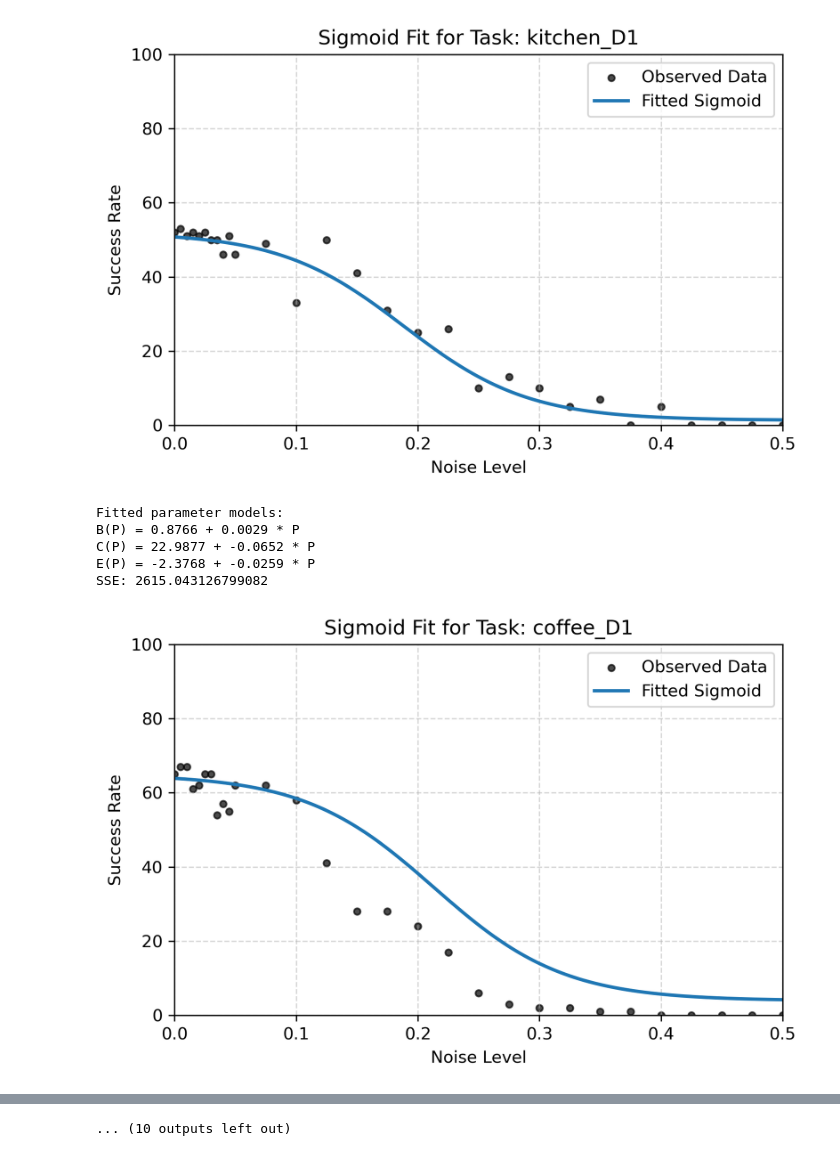
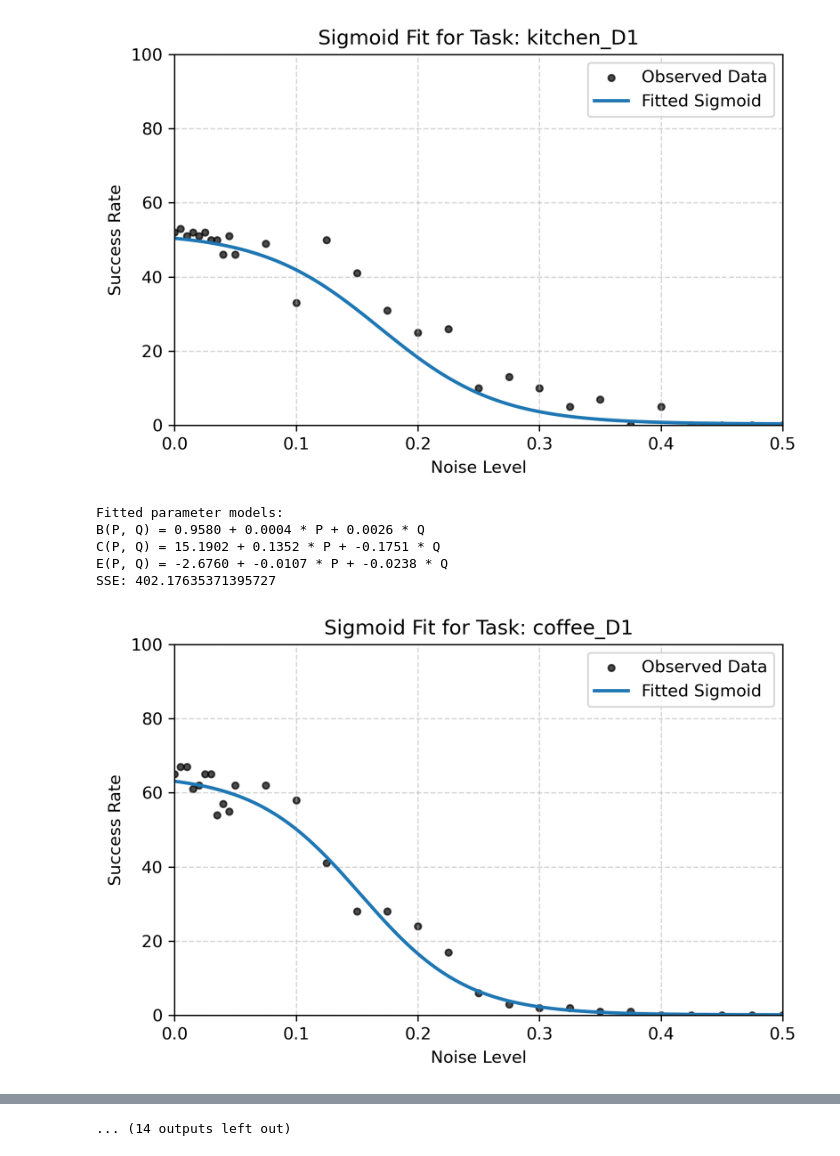
Before and after one commit to EverettRichards/mimicgen, a Jupyter notebook: MimicGenProject/mycode/parameters.ipynb, the cells around one changed output, grey strips where cells are left out. Saved outputs shown, nothing was run; the diff lists cells and outputs as text; code cells hidden in the pictures.

```diff
--- a/MimicGenProject/mycode/parameters.ipynb
+++ b/MimicGenProject/mycode/parameters.ipynb
@@ -8,6 +8,8 @@ import matplotlib.pyplot as plt
 from sklearn.linear_model import LinearRegression
 # %%
 SAVE_FILE = False
+MAKE_GRAPHS_A = True
+MAKE_GRAPHS_B = True
 # %%
 summary_statistics = pd.DataFrame()
 # Add columns for SSE1 and SSE2
@@ -25,6 +27,12 @@ tasks = [
     "hammer_cleanup_D0",
     "pick_place_D0",
     "coffee_preparation_D1",
+    "mug_cleanup_D1",
+    "threading_D2",
+
     "Cumulative_Data",
 ]
+
 trial_count = 30
+
+fit_type = "sigmoid" # sigmoid, arctan
@@ -198,51 +255,56 @@ for task in tasks:
     y_data = data["success_rate"].to_numpy() if task != "Cumulative_Data" else data["avg accuracy"].to_numpy()
 
     P = y_data[0]
+    Q = y_data[18] # 0.25 noise level
 
     # Your sigmoid function
-    custom_sigmoid = fit_parameter_models(learned_parameters)
+    custom_sigmoid = fit_parameter_models_2D(learned_parameters)
+
+    # Sigmoid Evaluation
+    sigmoid_eval = custom_sigmoid(x_data, P, Q)
 
     # print(f"Parameters for task {task}: {str(params_opt)}")
     # print(f"Performance with 0 noise: {y_data[0]}")
-    SSE = np.sum((y_data - custom_sigmoid(x_data, P))**2)
+    SSE = np.sum((y_data - sigmoid_eval)**2)
     print(f"SSE: {SSE}")
     # Put the SSE in the summary_statistics DataFrame
     summary_statistics.loc[task, 'SSE2'] = SSE
     # Add RMSE and MAE to summary_statistics
     RMSE = np.sqrt(SSE / len(x_data))
-    MAE = np.mean(np.abs(y_data - custom_sigmoid(x_data, P)))
+    MAE = np.mean(np.abs(y_data - sigmoid_eval))
     summary_statistics.loc[task, 'RMSE2'] = RMSE
     summary_statistics.loc[task, 'MAE2'] = MAE
     # Add R^2 to summary_statistics
     y_mean = np.mean(y_data)
     SS_total = np.sum((y_data - y_mean)**2)
-    SS_residual = np.sum((y_data - custom_sigmoid(x_data, P))**2)
+    SS_residual = np.sum((y_data - sigmoid_eval)**2)
     R_squared = 1 - (SS_residual / SS_total)
     summary_statistics.loc[task, 'R_squared2'] = R_squared
 
-    # Plot
-    plt.figure(figsize=(6, 4), dpi=300)
-    plt.scatter(x_data, y_data, label='Observed Data', color='black', s=15, alpha=0.7)
+    if MAKE_GRAPHS_B:
+        # Plot
+        plt.figure(figsize=(6, 4), dpi=300)
+        plt.scatter(x_data, y_data, label='Observed Data', color='black', s=15, alpha=0.7)
 
-    x_fit = np.linspace(min(x_data), max(x_data), 300)
-    y_fit = custom_sigmoid(x_fit, P)
-    plt.plot(x_fit, y_fit, label='Fitted Sigmoid', linewidth=2)
+        x_fit = np.linspace(min(x_data), max(x_data), 300)
+        y_fit = custom_sigmoid(x_fit, P, Q)
+        plt.plot(x_fit, y_fit, label='Fitted Sigmoid', linewidth=2)
 
-    # Labels and styling
-    plt.title(f"Sigmoid Fit for Task: {task}", fontsize=12)
-    plt.xlabel("Noise Level", fontsize=10)
-    plt.ylabel("Success Rate", fontsize=10)
-    plt.ylim(0,100)
-    plt.xlim(0,.5)
-    plt.grid(True, linestyle='--', alpha=0.5)
-    plt.legend()
-    plt.tight_layout()
+        # Labels and styling
+        plt.title(f"Sigmoid Fit for Task: {task}", fontsize=12)
+        plt.xlabel("Noise Level", fontsize=10)
+        plt.ylabel("Success Rate", fontsize=10)
+        plt.ylim(0,100)
+        plt.xlim(0,.5)
+        plt.grid(True, linestyle='--', alpha=0.5)
+        plt.legend()
+        plt.tight_layout()
 
-    # Optional: save figure
-    # fig_path = os.path.join(data_dir, f"{task}_fit.png")
-    # plt.savefig(fig_path, dpi=300)
-    if SAVE_FILE:
-        plt.savefig(os.path.join(data_dir, f"charts/approx_sigmoid/{task}_fit.png"), dpi=300)
-    plt.show()
+        # Optional: save figure
+        # fig_path = os.path.join(data_dir, f"{task}_fit.png")
+        # plt.savefig(fig_path, dpi=300)
+        if SAVE_FILE:
+            plt.savefig(os.path.join(data_dir, f"charts/approx_sigmoid/{task}_fit.png"), dpi=300)
+        plt.show()
 # %% [output]
 Fitted parameter models:
@@ -271,8 +333,8 @@ SSE: 425.10933366930396
-[figure, old version]
+[figure, new version]
 Fitted parameter models:
-B(P) = 0.8766 + 0.0029 * P
-C(P) = 22.9877 + -0.0652 * P
-E(P) = -2.3768 + -0.0259 * P
-SSE: 2615.043126799082
+B(P, Q) = 0.9580 + 0.0004 * P + 0.0026 * Q
+C(P, Q) = 15.1902 + 0.1352 * P + -0.1751 * Q
+E(P, Q) = -2.6760 + -0.0107 * P + -0.0238 * Q
+SSE: 402.17635371395727
-[figure, old version]
+[figure, new version]
 Fitted parameter models:
@@ -284,4 +346,4 @@ SSE: 926.4037320594841
-... (10 outputs left out)
+... (14 outputs left out)
 # %%
 statistics = summary_statistics.copy()
 trial_count = 30
```
Also changed, not shown: parts of 8 cells of this notebook, 2 other files.
